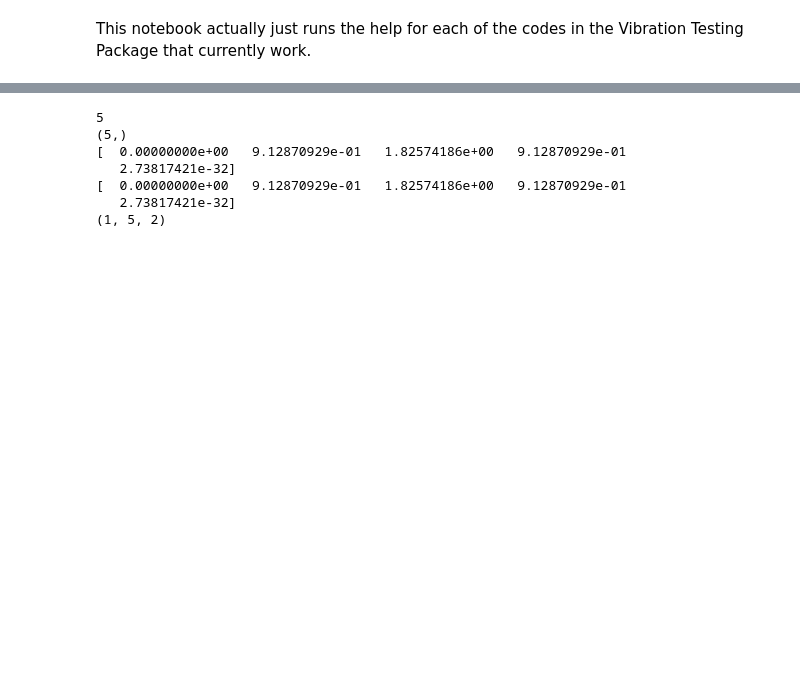
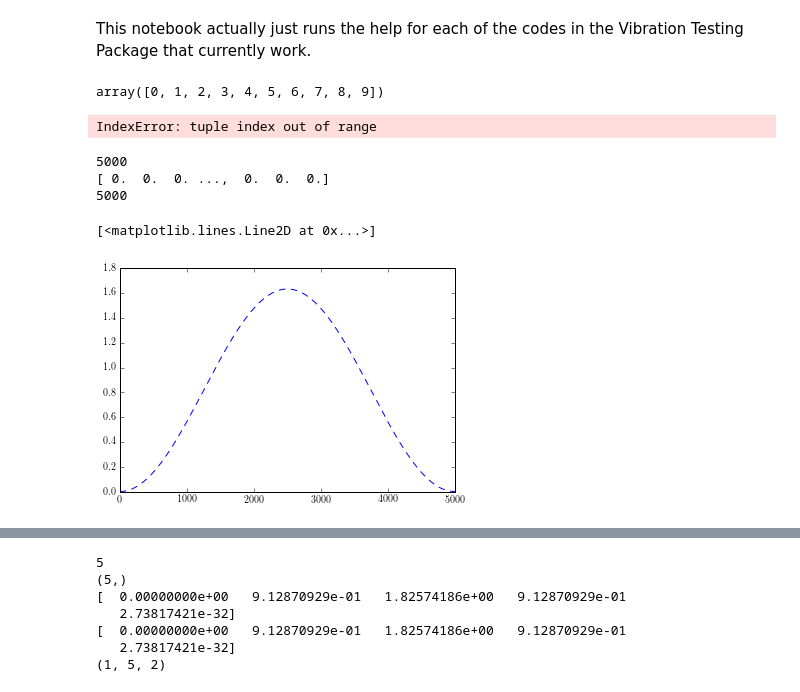
Before and after one commit to Vibration-Testing/vibrationtesting, a Jupyter notebook: Demo.ipynb, the cells around one changed output, grey strips where cells are left out. Cells and saved outputs as stored; diff of their text form; code cells hidden in the pictures; blank space fills up the shorter version.

```diff
--- a/Demo.ipynb
+++ b/Demo.ipynb
@@ -11,11 +13,28 @@ tfinal = 5
 fs = 100
 A = 10
 freq = 5
+# %%
+sp.arange(0,10,1)
+# %% [output]
+array([0, 1, 2, 3, 4, 5, 6, 7, 8, 9])
+# %%
+vt.hanning(sp.arange(0,10,1))
+# %% [output]
+IndexError: tuple index out of range
 # %%
 noise_power = 0.001 * sample_freq / 2
 time = sp.reshape(sp.arange(0, tfinal, 1/sample_freq),(1,-1))
 xsin = A*sp.sin(2*sp.pi*freq*time)
 xcos = A*sp.cos(2*sp.pi*freq*time)
     # assembling individual records. vstack assembles channels
+# %%
+print(vt.hanning(xsin)[0,:])
+plt.plot(vt.hanning(xsin)[:,1])
+# %% [output]
+5000
+[ 0.  0.  0. ...,  0.  0.  0.]
+5000
+[<matplotlib.lines.Line2D at 0x...>]
+[figure, added]
 # %%
 x=sp.dstack((xsin,xcos)) # assembling individual records. vstack
```
Also changed, not shown: parts of 2 cells of this notebook, 6 other files.
